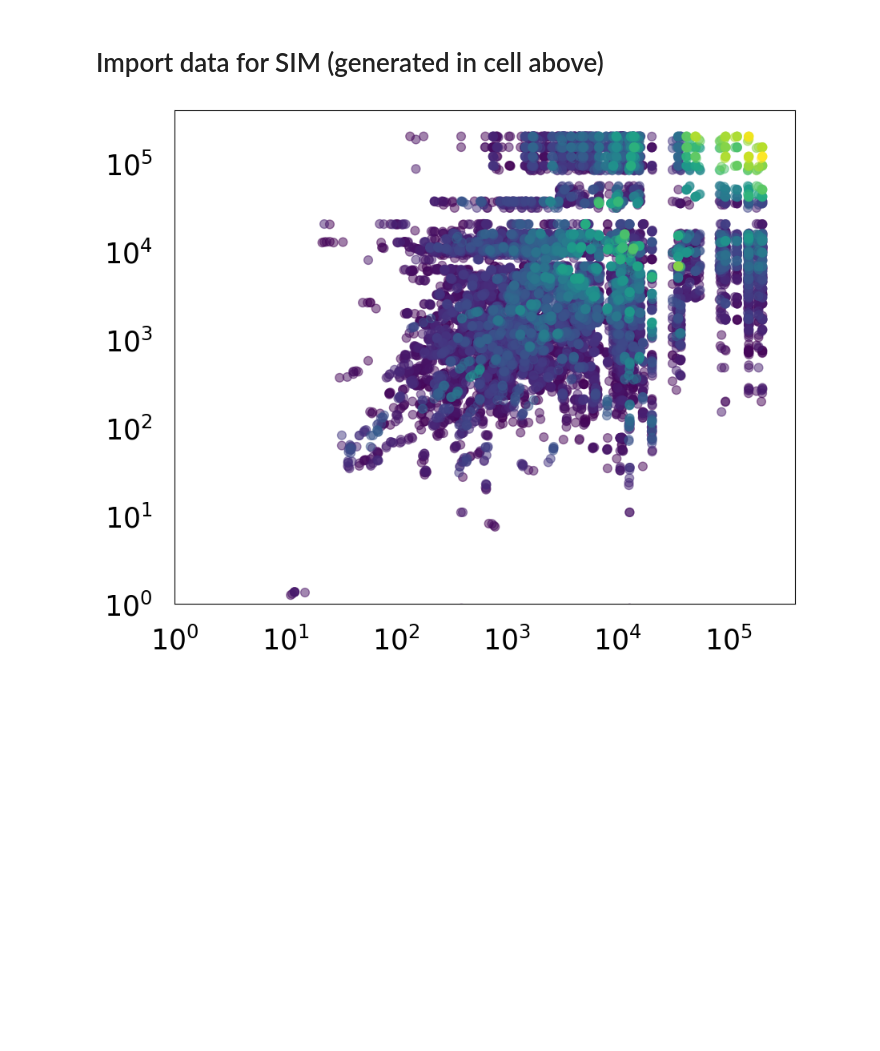
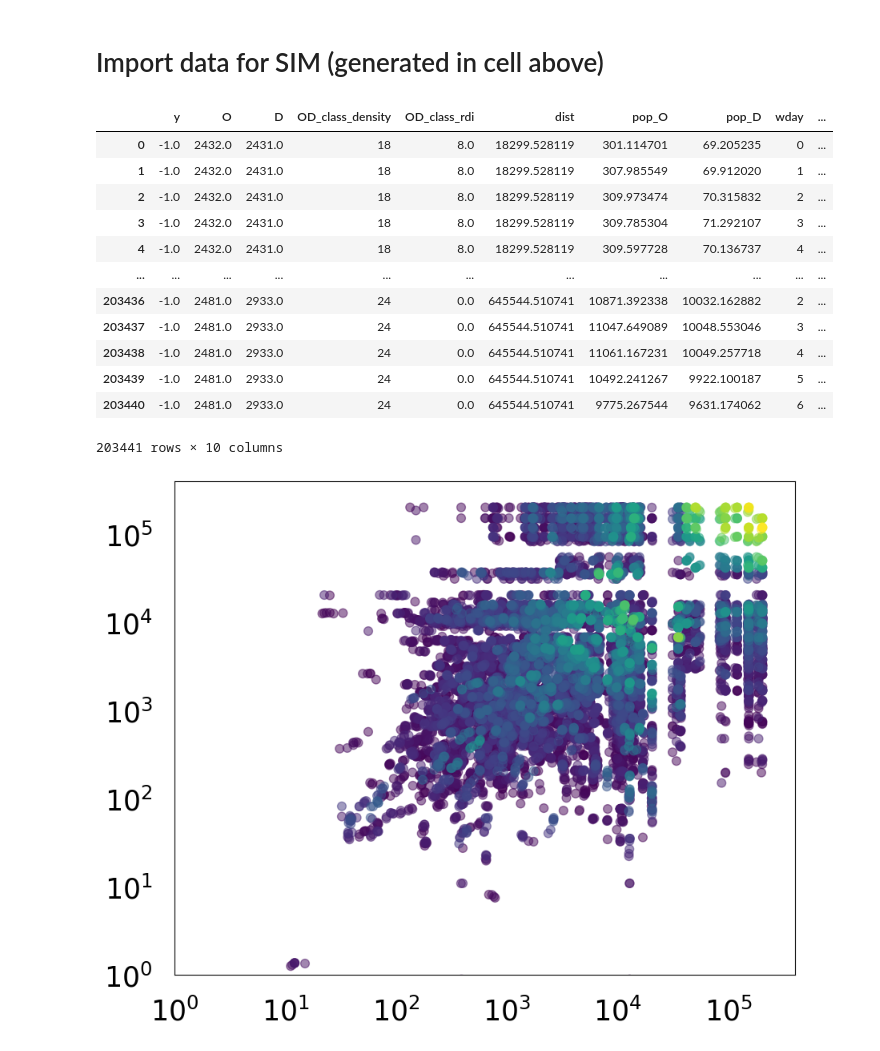
Before and after one commit to carmen-cabrera/latin-mobility-covid, a Jupyter notebook: notebooks/preprocessing/08-impute-baseline-mov.ipynb, the cells around one changed output. Saved outputs shown, nothing was run; the diff lists cells and outputs as text; code cells hidden in the pictures; blank space fills up the shorter version.

```diff
--- a/notebooks/preprocessing/08-impute-baseline-mov.ipynb
+++ b/notebooks/preprocessing/08-impute-baseline-mov.ipynb
@@ -229,6 +245,22 @@ for i in range(n_labels_rdi):
 data = pd.read_csv(
     wd + f'/data/outputs/{country_short}/baseline/movcell-baseline-mov-dist-with-exo-var.csv'
 ).drop(['Unnamed: 0'], axis=1)
+# %%
+data
+# %% [output]
+|  | y | O | D | OD_class_density | OD_class_rdi | dist | pop_O | pop_D | wday | ... |
+| 0 | -1.0 | 2432.0 | 2431.0 | 18 | 8.0 | 18299.528119 | 301.114701 | 69.205235 | 0 | ... |
+| 1 | -1.0 | 2432.0 | 2431.0 | 18 | 8.0 | 18299.528119 | 307.985549 | 69.912020 | 1 | ... |
+| 2 | -1.0 | 2432.0 | 2431.0 | 18 | 8.0 | 18299.528119 | 309.973474 | 70.315832 | 2 | ... |
+| 3 | -1.0 | 2432.0 | 2431.0 | 18 | 8.0 | 18299.528119 | 309.785304 | 71.292107 | 3 | ... |
+| 4 | -1.0 | 2432.0 | 2431.0 | 18 | 8.0 | 18299.528119 | 309.597728 | 70.136737 | 4 | ... |
+| ... | ... | ... | ... | ... | ... | ... | ... | ... | ... | ... |
+| 203436 | -1.0 | 2481.0 | 2933.0 | 24 | 0.0 | 645544.510741 | 10871.392338 | 10032.162882 | 2 | ... |
+| 203437 | -1.0 | 2481.0 | 2933.0 | 24 | 0.0 | 645544.510741 | 11047.649089 | 10048.553046 | 3 | ... |
+| 203438 | -1.0 | 2481.0 | 2933.0 | 24 | 0.0 | 645544.510741 | 11061.167231 | 10049.257718 | 4 | ... |
+| 203439 | -1.0 | 2481.0 | 2933.0 | 24 | 0.0 | 645544.510741 | 10492.241267 | 9922.100187 | 5 | ... |
+| 203440 | -1.0 | 2481.0 | 2933.0 | 24 | 0.0 | 645544.510741 | 9775.267544 | 9631.174062 | 6 | ... |
+203441 rows × 10 columns
 # %%
 # Filter data to include only observed movements (obs == True) and perform some sanity checks
 data_test = data[data['obs'] == True]
```
Also changed, not shown: parts of 14 cells of this notebook, 2 other files.
